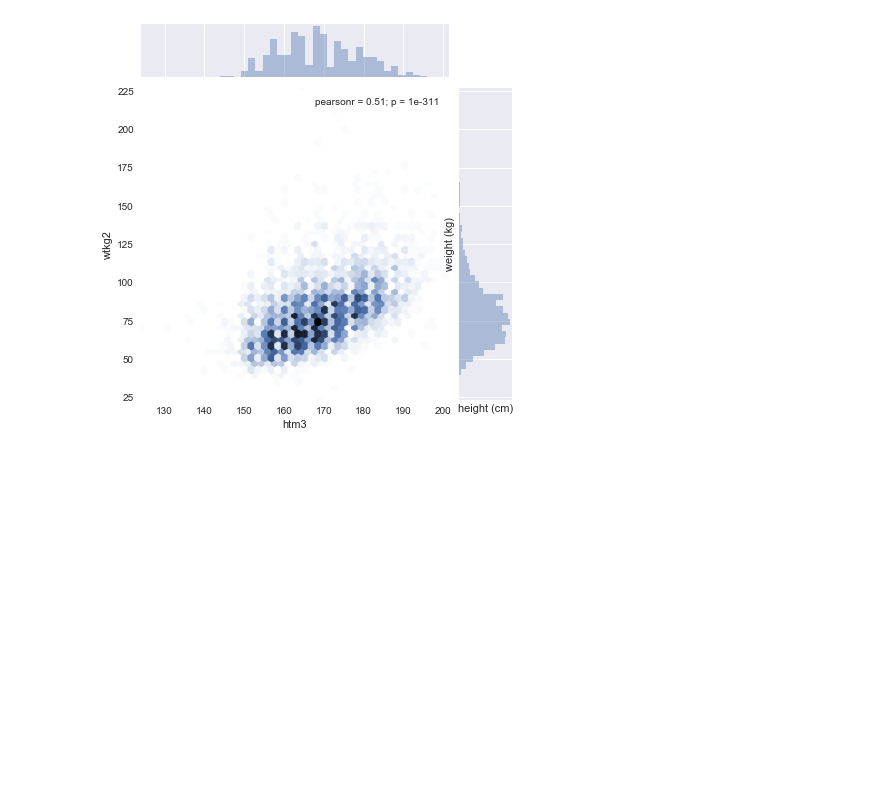
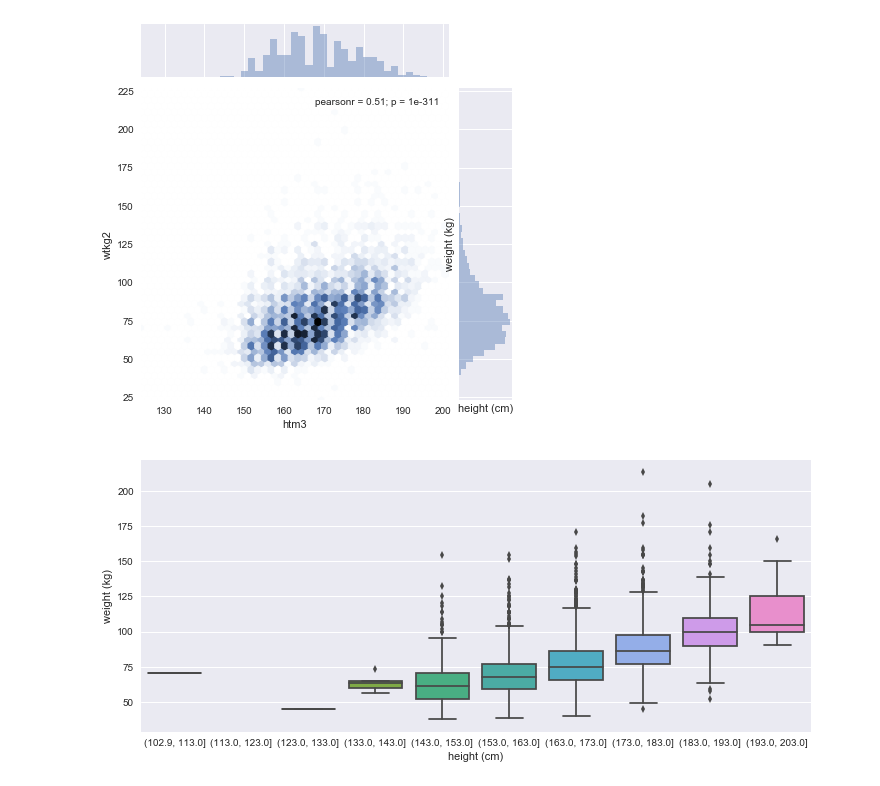
Before and after one commit to PablodelaCuesta/Statistics, a Jupyter notebook: 3. Relationship between variables and estimation/Relationships between variables.ipynb, the cells around one changed output. Saved outputs shown, nothing was run; the diff lists cells and outputs as text; code cells hidden in the pictures; blank space fills up the shorter version.

```diff
--- a/3. Relationship between variables and estimation/Relationships between variables.ipynb
+++ b/3. Relationship between variables and estimation/Relationships between variables.ipynb
@@ -96,3 +96,18 @@ plt.ylabel("weight (kg)")
 plt.show()
 # %% [output]
 [figure]
+# %%
+# boxplot
+
+#figure
+plt.figure(figsize=(12,5))
+
+# draw the plot
+sns.boxplot(y=weight, x=pd.cut(x=height, bins=10))
+plt.xlabel("height (cm)")
+plt.ylabel("weight (kg)")
+
+# show the plot
+plt.show()
+# %% [output]
+[figure, added]
```
Also changed, not shown: parts of 12 cells of this notebook, 4 other files.
